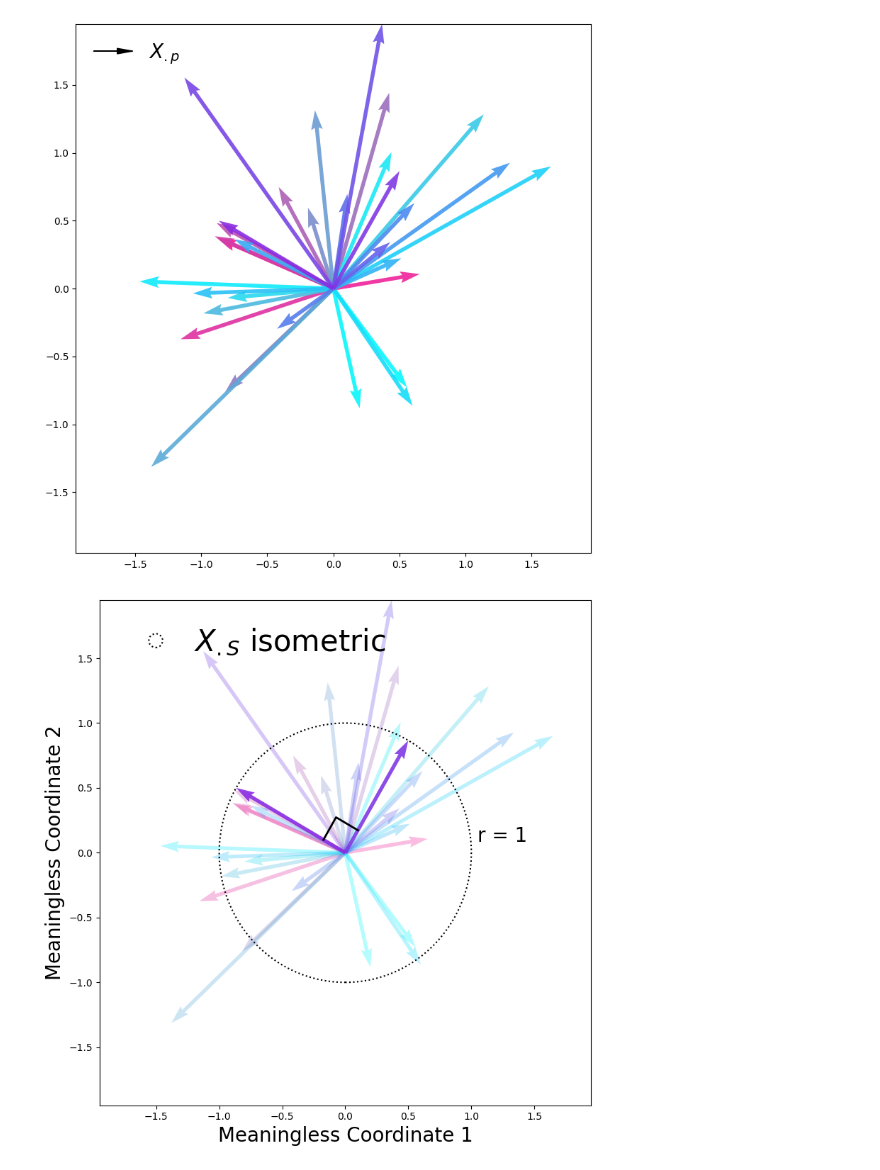
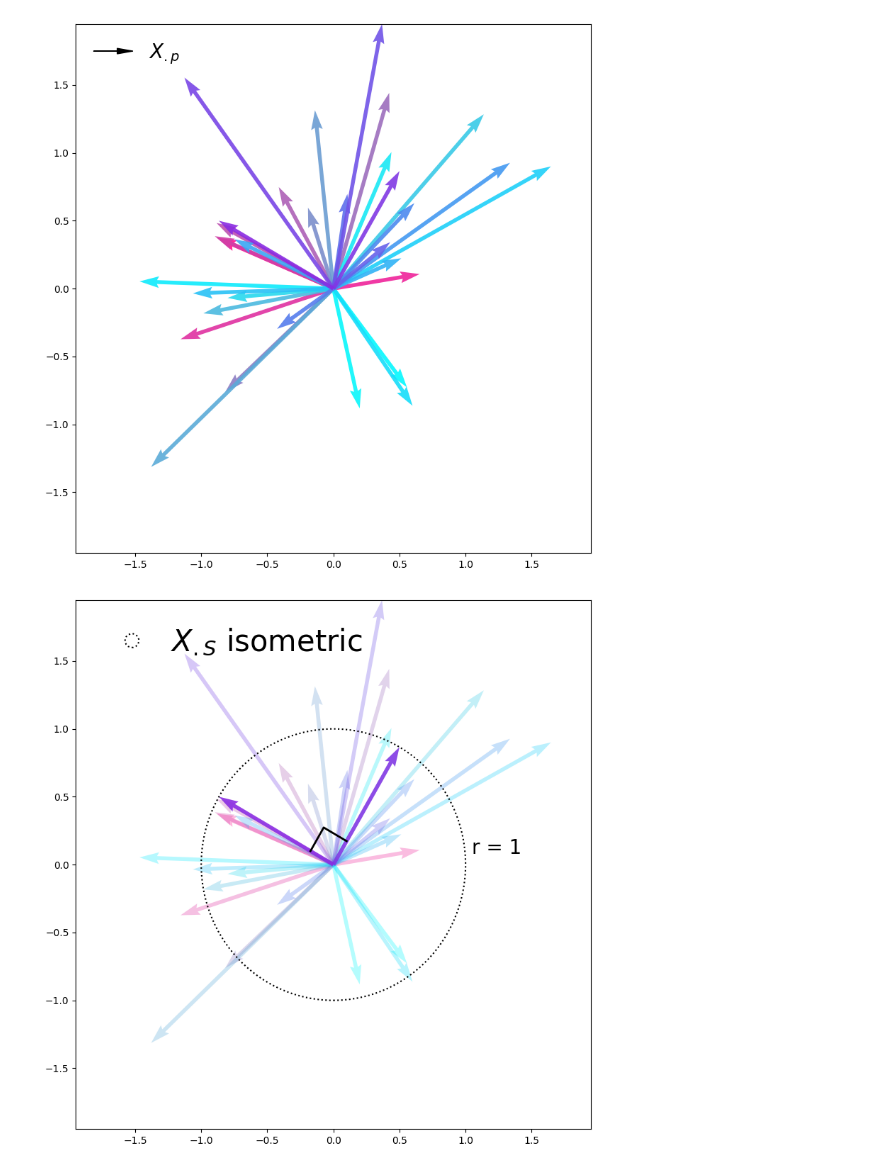
Before and after one commit to sjkoelle/isometry-pursuit, a Jupyter notebook: experiments/super_simple_example.ipynb, the cells around one changed output. Cells and saved outputs as stored; diff of their text form; code cells hidden in the pictures.

```diff
--- a/experiments/super_simple_example.ipynb
+++ b/experiments/super_simple_example.ipynb
@@ -224,37 +221,35 @@ corner_y = y1 * symbol_scale
 symbol_x = [corner_x, corner_x + x2 * symbol_scale, x2 * symbol_scale]
 symbol_y = [corner_y, corner_y + y2 * symbol_scale, y2 * symbol_scale]
 
 plt.plot(symbol_x, symbol_y, color='black', linewidth=2)
 
 # Add a dotted black circle with radius 1
 circle = plt.Circle((0, 0), 1, color='black', linestyle='dotted', fill=False, linewidth=1.5)
 ax.add_artist(circle)
 
 # Add a small line and label "r = 1" on the x-axis
 # ax.plot([1, 1], [0, 0.05], color='black', linewidth=1.5)  # Small vertical line at x=1
 ax.text(1.05, 0.05, "r = 1", fontsize=20, color='black', ha='left', va='bottom')  # Label
 
-# Add title and axis labels
-plt.xlabel("Meaningless Coordinate 1", fontsize=20, color="black")
-plt.ylabel("Meaningless Coordinate 2", fontsize=20, color="black")
+
 
 # Set axis limits
 plt.xlim(-xlim, xlim)
 plt.ylim(-ylim, ylim)
 # Create a dummy dotted circle for the legend
 from matplotlib.patches import Circle
 dotted_circle = Circle((0, 0), radius=1.2, edgecolor='black', facecolor='none')
 
 # Add the legend with the custom handler
 plt.legend(handles=[dotted_circle], fontsize = 30,frameon = False,labels=[r"$X_{.S}$ isometric"], handler_map={Circle: HandlerDottedCircle()}, loc="upper left",    handletextpad=0.3,  # Adjusts the space between the symbol and text
     labelspacing=0.,   # Adjusts vertical space between legend entries
 )
 
 # Display the plot
 plt.tight_layout()
 plt.savefig('/Users/samsonkoelle/isometry-pursuit/figures/selection.png')
 # %% [output]
-[figure, old version]
+[figure, new version]
 # %%
 import matplotlib.pyplot as plt
 import numpy as np
```
Also changed, not shown: parts of 2 cells of this notebook, 10 other files.
